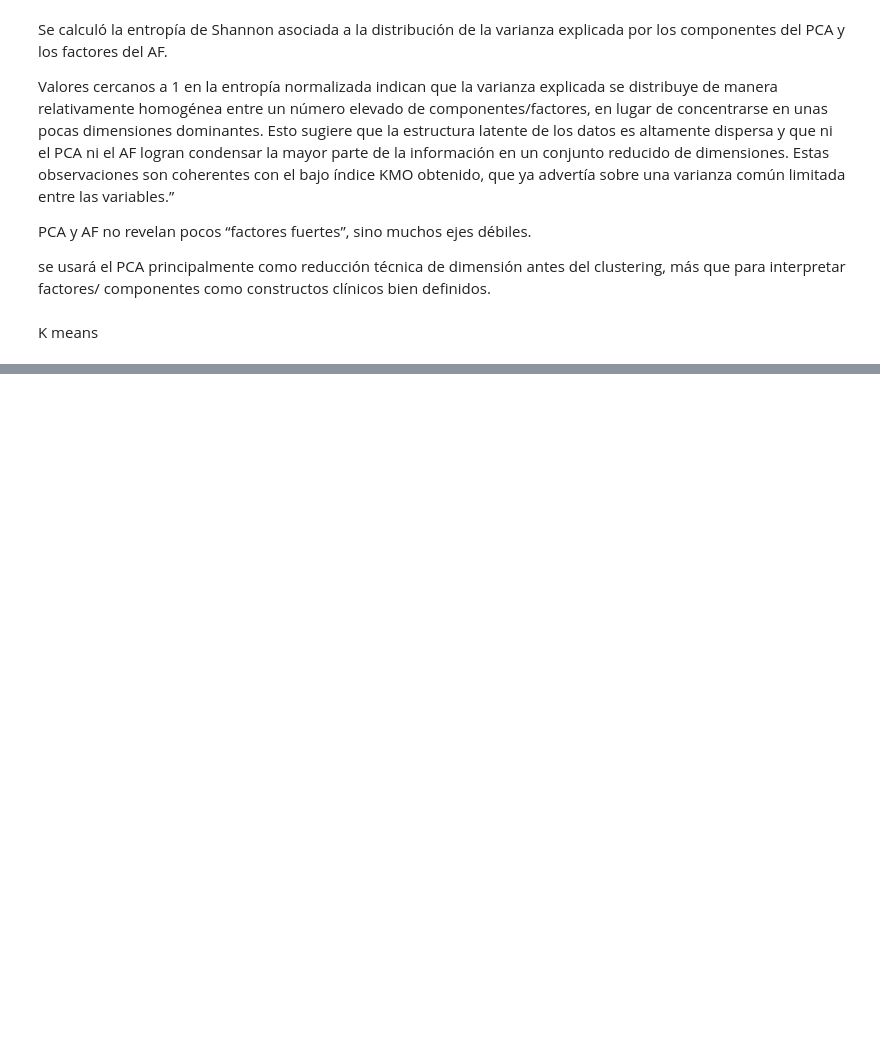
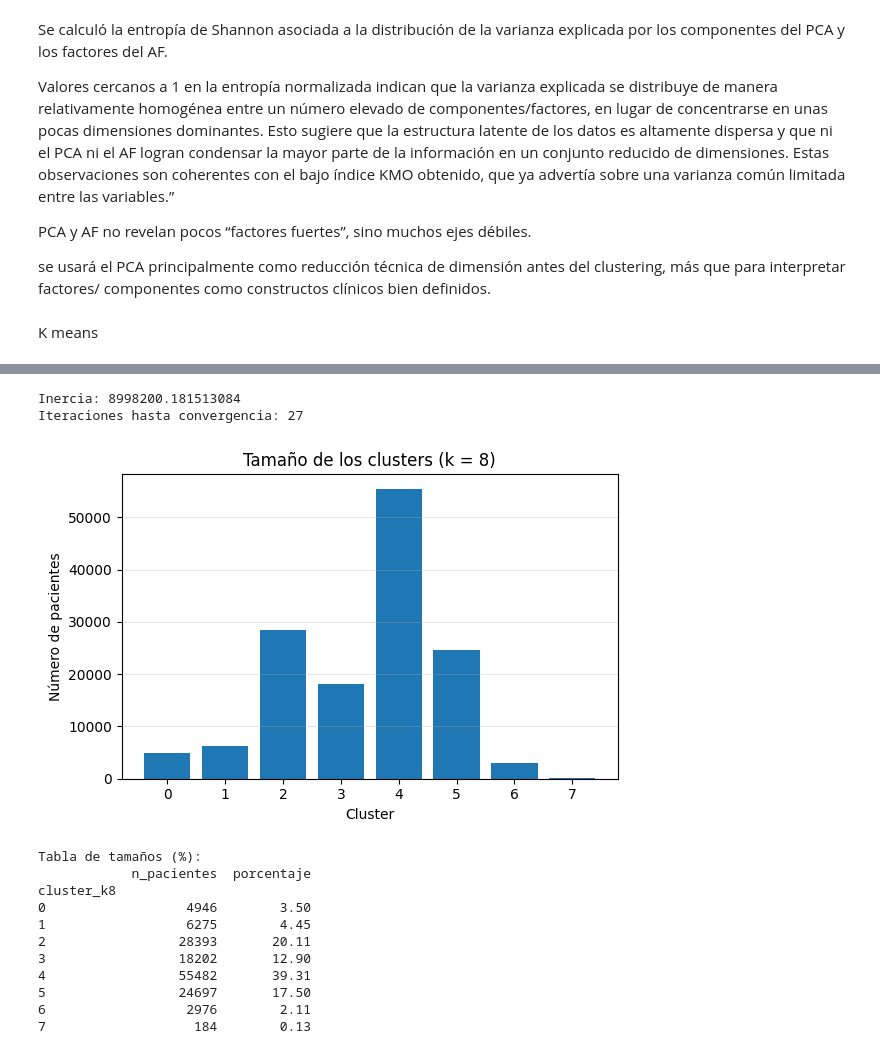
Before and after one commit to kerenslendyrc/Estadistica, a Jupyter notebook: Edpractica1.ipynb, the cells around one changed output, grey strips where cells are left out. Cells and saved outputs as stored; diff of their text form; code cells hidden in the pictures; blank space fills up the shorter version.

```diff
--- a/Edpractica1.ipynb
+++ b/Edpractica1.ipynb
@@ -1057,0 +1461,59 @@ K means
+# %%
+from sklearn.cluster import KMeans
+
+k_optimo = 8
+
+kmeans8 = KMeans(
+    n_clusters=k_optimo,
+    init="k-means++",
+    n_init=10,
+    max_iter=300,
+    random_state=0
+)
+
+labels_k8 = kmeans8.fit_predict(X_pca_full)
+
+print("Inercia:", kmeans8.inertia_)
+print("Iteraciones hasta convergencia:", kmeans8.n_iter_)
+
+# Añadimos el cluster al DataFrame
+df_k8 = df.copy()
+df_k8["cluster_k8"] = labels_k8
+# %% [output]
+Inercia: 8998200.181513084
+Iteraciones hasta convergencia: 27
+# %%
+import pandas as pd
+import matplotlib.pyplot as plt
+
+cluster_counts = df_k8["cluster_k8"].value_counts().sort_index()
+cluster_perc = (cluster_counts / cluster_counts.sum() * 100)
+
+plt.figure(figsize=(6,4))
+plt.bar(cluster_counts.index, cluster_counts.values)
+plt.xlabel("Cluster")
+plt.ylabel("Número de pacientes")
+plt.title("Tamaño de los clusters (k = 8)")
+plt.xticks(cluster_counts.index)
+plt.grid(axis="y", alpha=0.3)
+plt.tight_layout()
+plt.show()
+
+print("Tabla de tamaños (%):")
+print(pd.DataFrame({
+    "n_pacientes": cluster_counts,
+    "porcentaje": cluster_perc.round(2)
+}))
+# %% [output]
+[figure, added]
+Tabla de tamaños (%):
+            n_pacientes  porcentaje
+cluster_k8
+0                  4946        3.50
+1                  6275        4.45
+2                 28393       20.11
+3                 18202       12.90
+4                 55482       39.31
+5                 24697       17.50
+6                  2976        2.11
+7                   184        0.13
```
Also changed, not shown: parts of 78 cells of this notebook.
